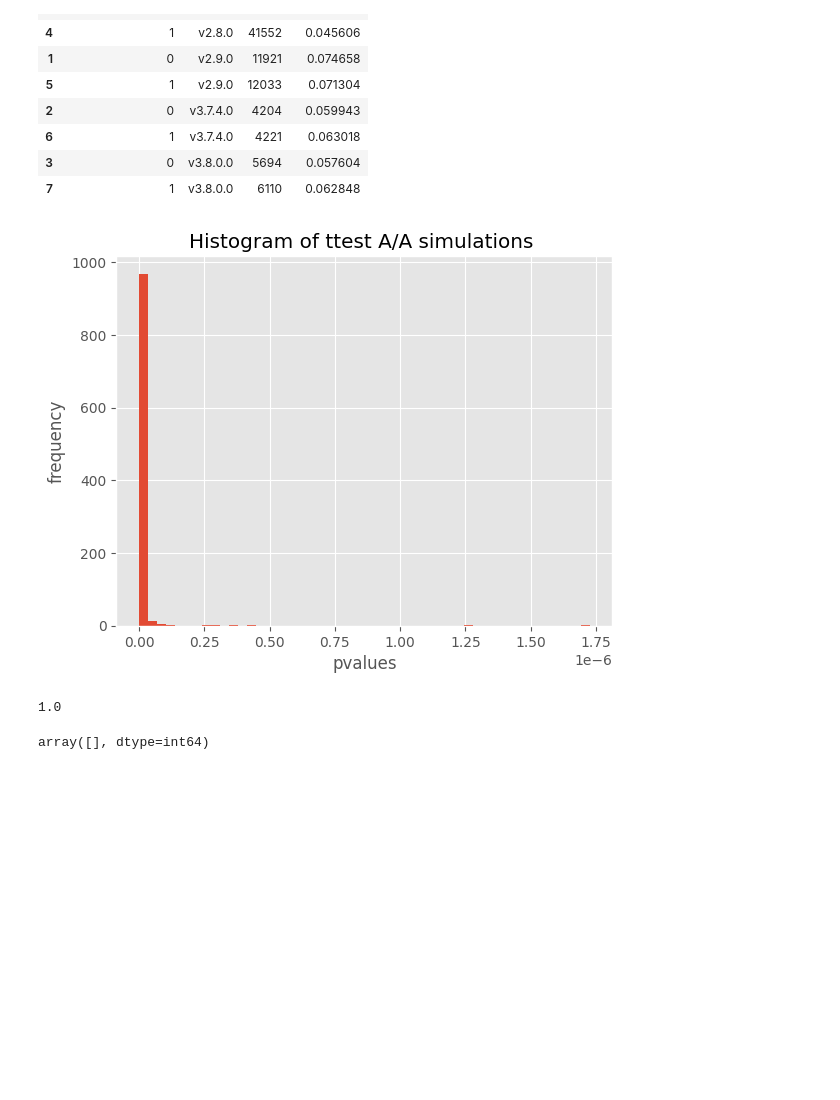
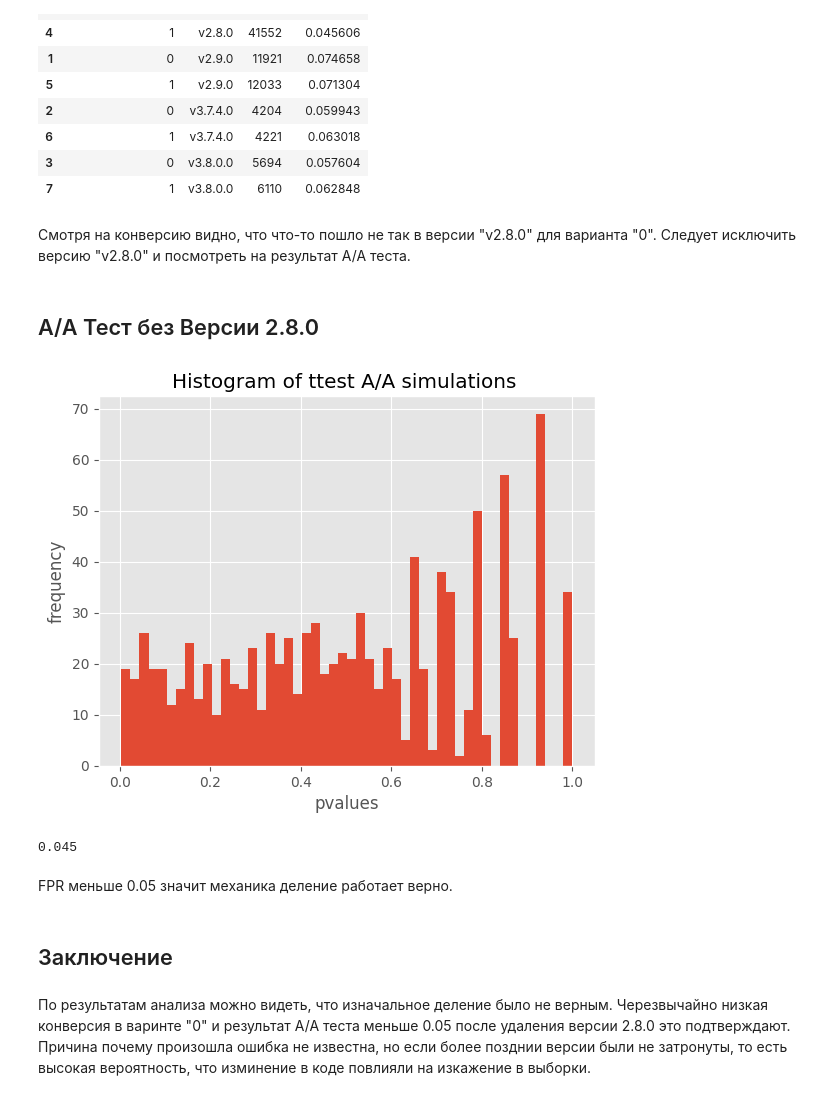
Before and after one commit to Andrey-Bubenchshikov/karpov_courses, a Jupyter notebook: src/module_7/lesson_10/mini_project.ipynb, the cells around one changed output. Cells and saved outputs as stored; diff of their text form; code cells hidden in the pictures; blank space fills up the shorter version.

```diff
--- a/src/module_7/lesson_10/mini_project.ipynb
+++ b/src/module_7/lesson_10/mini_project.ipynb
@@ -69,30 +77,37 @@ StratifiedTable.from_data('purchase', 'experimentVariant', 'version', df).summar
 | 6 | 1 | v3.7.4.0 | 4221 | 0.063018 |
 | 3 | 0 | v3.8.0.0 | 5694 | 0.057604 |
 | 7 | 1 | v3.8.0.0 | 6110 | 0.062848 |
+# %% [markdown]
+Смотря на конверсию видно, что что-то пошло не так в версии "v2.8.0" для варианта "0". Следует исключить версию "v2.8.0" и посмотреть на результат A/A теста.
+# %% [markdown]
+## A/A Тест без Версии 2.8.0
 # %%
 simulations = 1000
 n_s = 1000
 res = []
 
 # Запуск симуляций A/A теста
 for i in tqdm(range(simulations)):
-    s1 = df.query('experimentVariant == 0 and version == "v2.8.0"').purchase.sample(n_s, replace = False).values
-    s2 = df.query('experimentVariant == 1 and version == "v2.8.0"').purchase.sample(n_s, replace = False).values
+    s1 = df.query('experimentVariant == 0 and version != "v2.8.0"').purchase.sample(n_s, replace = False).values
+    s2 = df.query('experimentVariant == 1 and version != "v2.8.0"').purchase.sample(n_s, replace = False).values
     res.append(stats.ttest_ind(s1, s2, equal_var = False)[1]) # сохраняем pvalue
 
 plt.hist(res, bins = 50)
 plt.style.use('ggplot')
 plt.xlabel('pvalues')
 plt.ylabel('frequency')
 plt.title("Histogram of ttest A/A simulations ")
 plt.show()
 
 # Проверяем, что количество ложноположительных случаев не превышает альфа
 sum(np.array(res) <0.05) / simulations
 # %% [output]
-[figure, old version]
+[figure, new version]
-1.0
+0.045
-# %%
-df.query('experimentVariant == "0" and version == "v2.8.0"').experimentVariant.unique()
-# %% [output]
-array([], dtype=int64)
+# %% [markdown]
+FPR меньше 0.05 значит механика деление работает верно.
+# %% [markdown]
+## Заключение
+# %% [markdown]
+По результатам анализа можно видеть, что изначальное деление было не верным. Черезвычайно низкая конверсия в варинте "0" и результат А/А теста меньше 0.05 после удаления версии 2.8.0 это подтверждают.
+Причина почему произошла ошибка не известна, но если более позднии версии были не затронуты, то есть высокая вероятность, что изминение в коде повлияли на изкажение в выборки.
```
Also changed, not shown: parts of 5 cells of this notebook.
